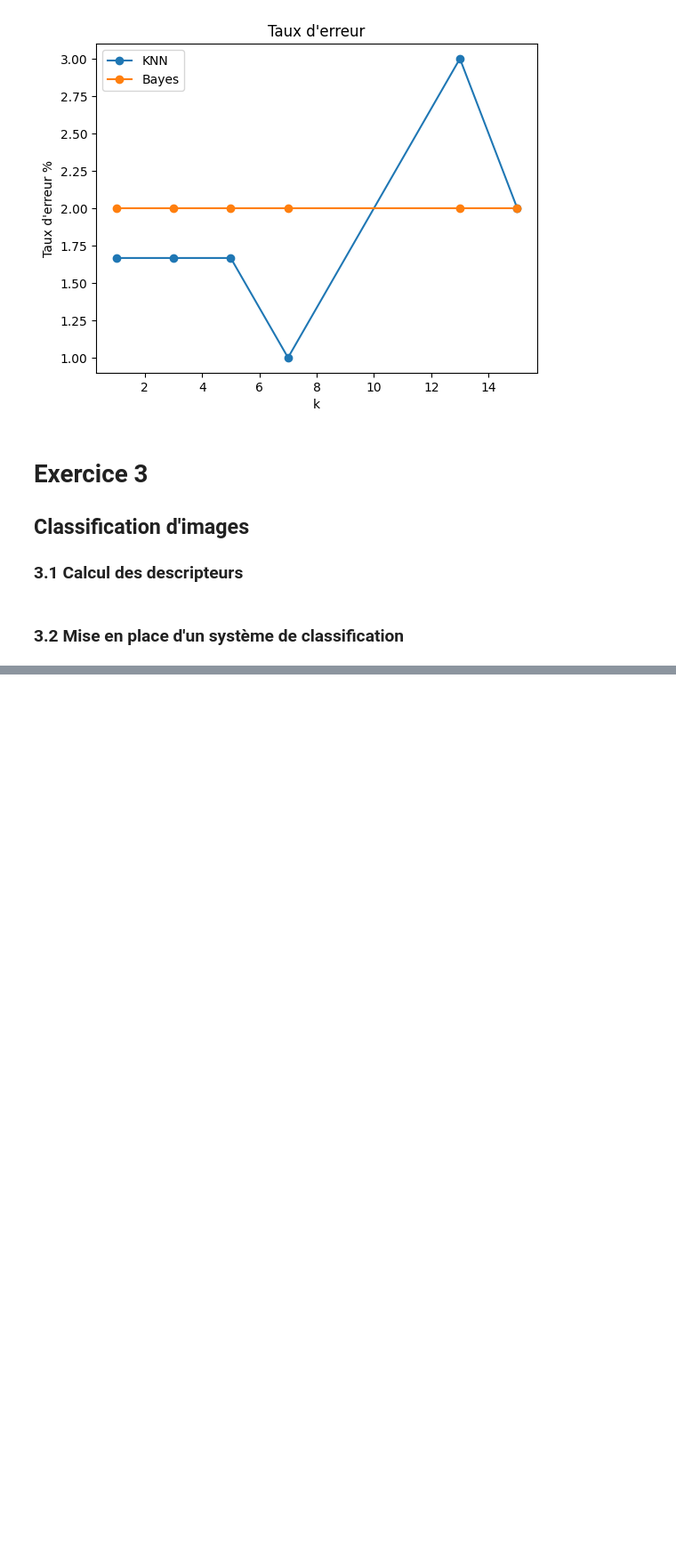
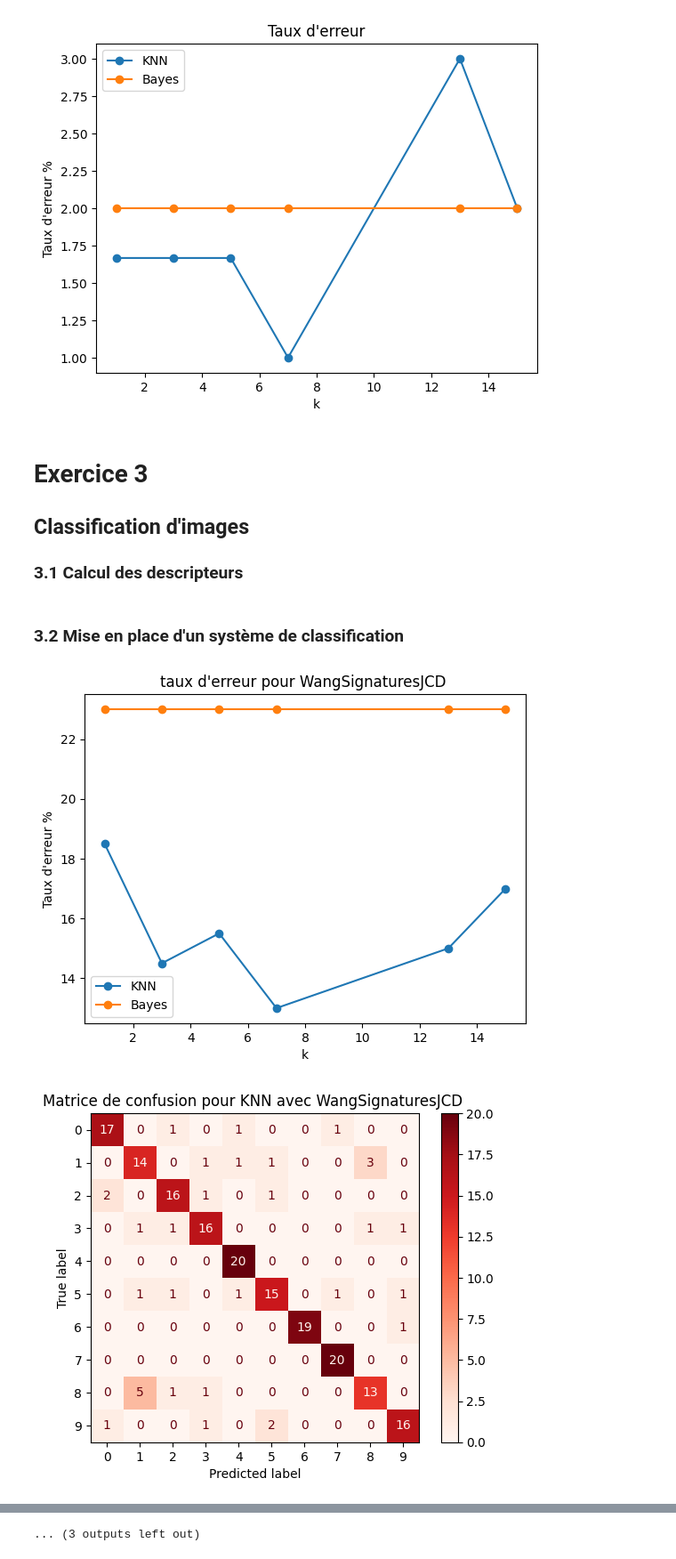
Before and after one commit to JugurthaAsma/ML, a Jupyter notebook: Projet1/src/classif.ipynb, the cells around one changed output, grey strips where cells are left out. Shown at 89% size. Drawn from its saved outputs; the diff is of its cells as text; code cells hidden in the pictures; blank space fills up the shorter version.

```diff
--- a/Projet1/src/classif.ipynb
+++ b/Projet1/src/classif.ipynb
@@ -301,9 +299,11 @@ k =  15 taux d'erreur =  2.0 %
 ## Classification d'images
 ### 3.1 Calcul des descripteurs
 # %%
+classes = ["Jungle", "Plage", "Monuments", "Bus", "Dinosaures", "Eléphants","Fleurs", "Chevaux", "Montagne" , "Plats"]
 mesures = []
+descriptors = ["WangSignaturesJCD", "WangSignaturesPHOG", "WangSignaturesCEDD", "WangSignaturesFCTH", "WangSignaturesFuzzyColorHistogr"]
 
-for ensemble_mesure in ["WangSignaturesJCD", "WangSignaturesPHOG", "WangSignaturesCEDD", "WangSignaturesFCTH", "WangSignaturesFuzzyColorHistogr"]:
+for ensemble_mesure in descriptors:
     X = (pd.read_excel('../data/WangSignatures.xls', ensemble_mesure, index_col = 0,header=None))
     mesures.append([ensemble_mesure, X.values])
 # %%
@@ -316,0 +373,7 @@ for b in range(0,1000):
+# %%
+# discriminate with all descriptors one by one
+for descriptor in descriptors:
+    discriminate([descriptor], label)
+# %% [output]
+[figure, added]
+[figure, added]
@@ -316,0 +390 @@ for b in range(0,1000):
+... (3 outputs left out)
```
Also changed, not shown: parts of 7 cells of this notebook.
